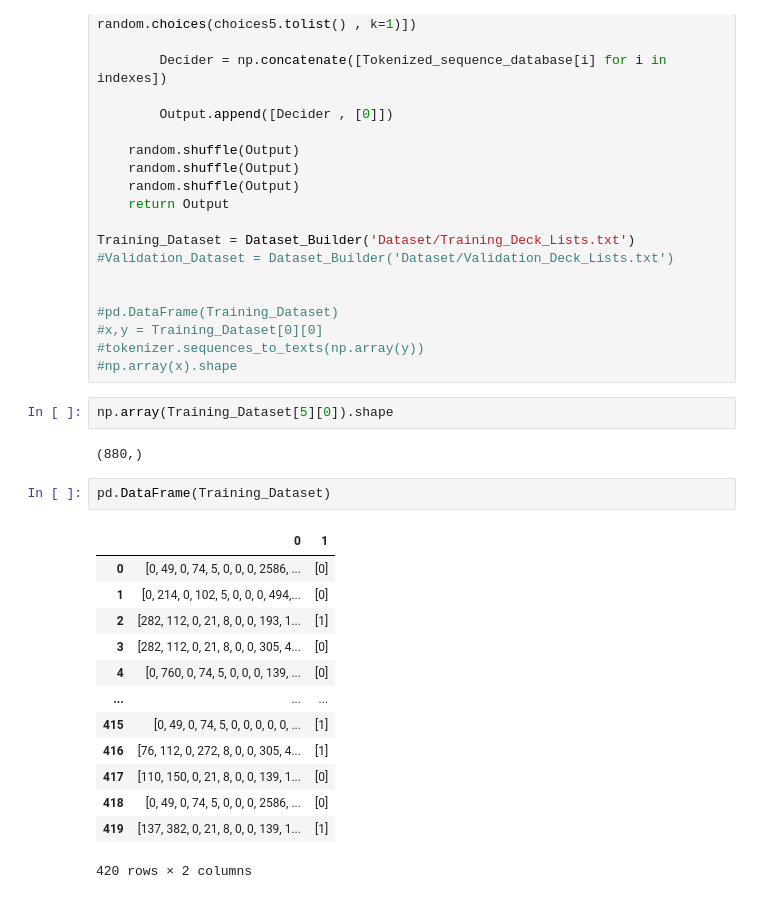
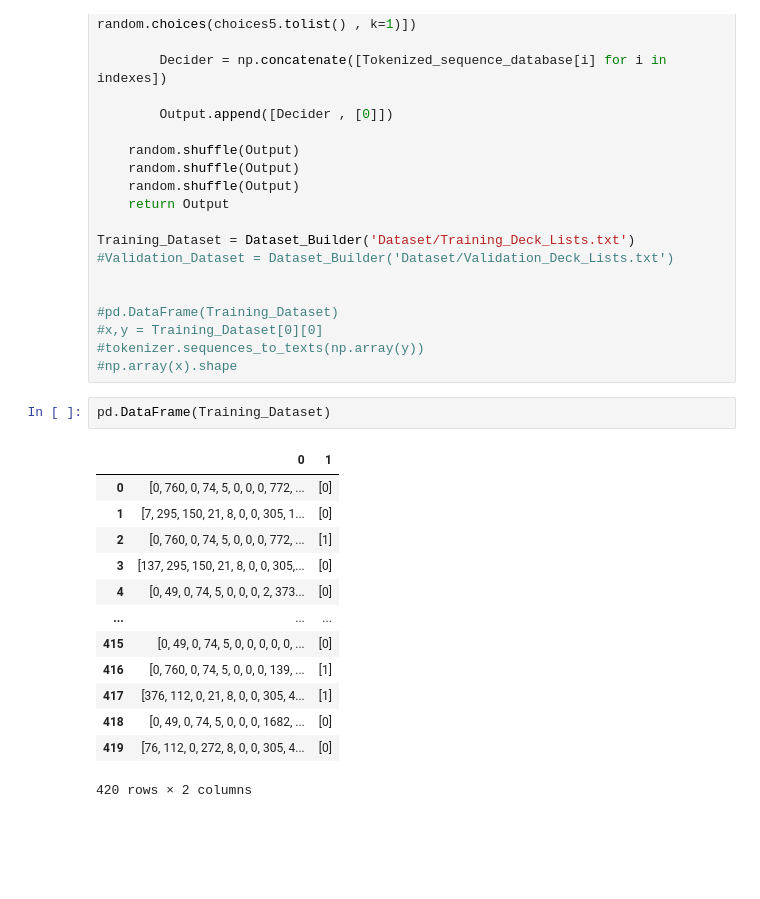
Before and after one commit to X99S5/Transformer_Based_Yugioh_Comparator_Model, a Jupyter notebook: Main.ipynb, the cells around one changed output. Drawn from its saved outputs; the diff is of its cells as text; blank space fills up the shorter version.

```diff
--- a/Main.ipynb
+++ b/Main.ipynb
@@ -180,22 +176,18 @@ Training_Dataset = Dataset_Builder('Dataset/Training_Deck_Lists.txt')
 #tokenizer.sequences_to_texts(np.array(y))
 #np.array(x).shape
 # %%
-np.array(Training_Dataset[5][0]).shape
+pd.DataFrame(Training_Dataset)
 # %% [output]
+|  | 0 | 1 |
+| 0 | [0, 760, 0, 74, 5, 0, 0, 0, 772, ... | [0] |
+| 1 | [7, 295, 150, 21, 8, 0, 0, 305, 1... | [0] |
+| 2 | [0, 760, 0, 74, 5, 0, 0, 0, 772, ... | [1] |
+| 3 | [137, 295, 150, 21, 8, 0, 0, 305,... | [0] |
+| 4 | [0, 49, 0, 74, 5, 0, 0, 0, 2, 373... | [0] |
+| ... | ... | ... |
+| 415 | [0, 49, 0, 74, 5, 0, 0, 0, 0, 0, ... | [0] |
+| 416 | [0, 760, 0, 74, 5, 0, 0, 0, 139, ... | [1] |
+| 417 | [376, 112, 0, 21, 8, 0, 0, 305, 4... | [1] |
+| 418 | [0, 49, 0, 74, 5, 0, 0, 0, 1682, ... | [0] |
+| 419 | [76, 112, 0, 272, 8, 0, 0, 305, 4... | [0] |
-(880,)
+420 rows × 2 columns
-# %%
-pd.DataFrame(Training_Dataset)
-# %% [output]
-|  | 0 | 1 |
-| 0 | [0, 49, 0, 74, 5, 0, 0, 0, 2586, ... | [0] |
-| 1 | [0, 214, 0, 102, 5, 0, 0, 0, 494,... | [0] |
-| 2 | [282, 112, 0, 21, 8, 0, 0, 193, 1... | [1] |
-| 3 | [282, 112, 0, 21, 8, 0, 0, 305, 4... | [0] |
-| 4 | [0, 760, 0, 74, 5, 0, 0, 0, 139, ... | [0] |
-| ... | ... | ... |
-| 415 | [0, 49, 0, 74, 5, 0, 0, 0, 0, 0, ... | [1] |
-| 416 | [76, 112, 0, 272, 8, 0, 0, 305, 4... | [1] |
-| 417 | [110, 150, 0, 21, 8, 0, 0, 139, 1... | [0] |
-| 418 | [0, 49, 0, 74, 5, 0, 0, 0, 2586, ... | [0] |
-| 419 | [137, 382, 0, 21, 8, 0, 0, 139, 1... | [1] |
-420 rows × 2 columns
```
Also changed, not shown: parts of 16 cells of this notebook, 9 other files.
